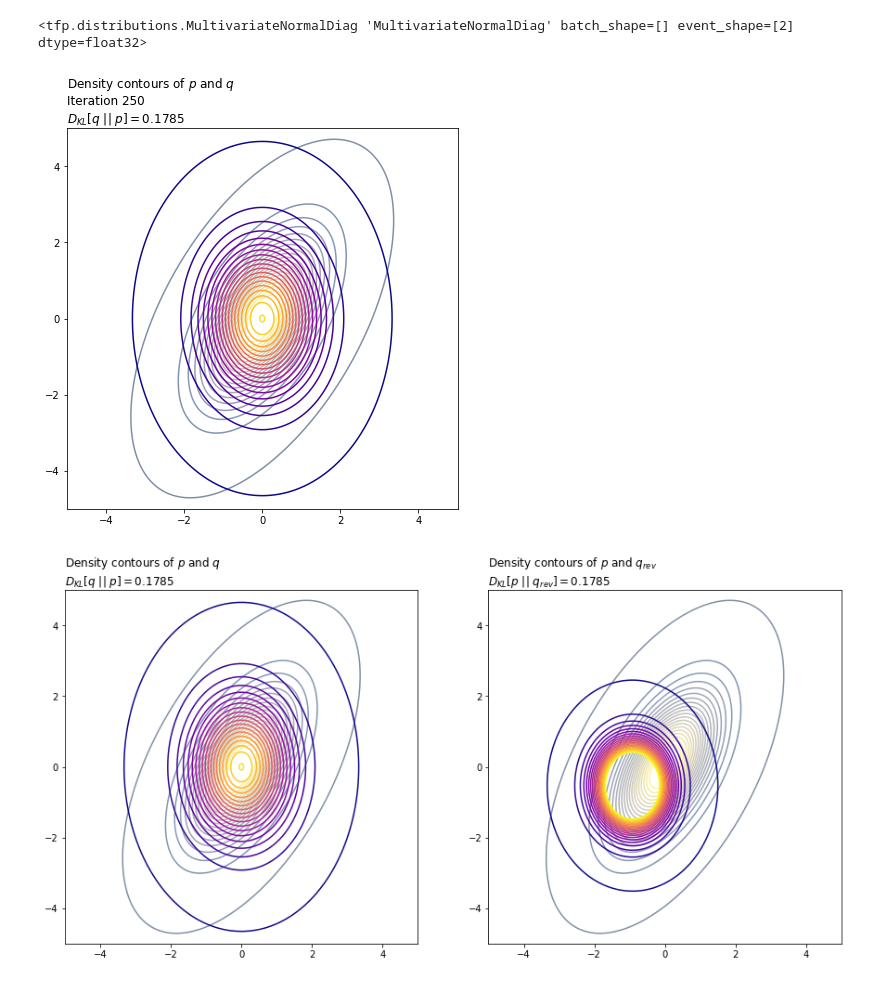
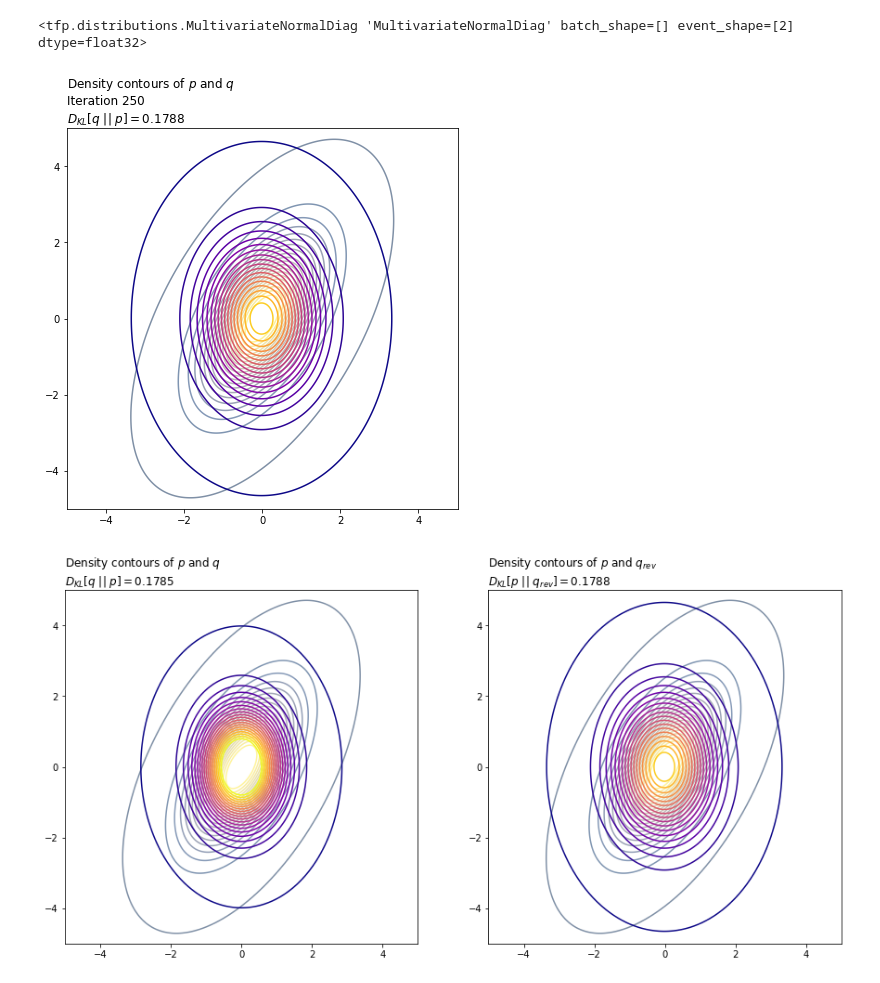
Before and after one commit to anilkunwar/coursera, a Jupyter notebook: ICL_Probabilistic_Deep_Learning_with_tf2/week4/Minimizing-KL-Divergence.ipynb, the cells around one changed output. Drawn from its saved outputs; the diff is of its cells as text; code cells hidden in the pictures.

```diff
--- a/ICL_Probabilistic_Deep_Learning_with_tf2/week4/Minimizing-KL-Divergence.ipynb
+++ b/ICL_Probabilistic_Deep_Learning_with_tf2/week4/Minimizing-KL-Divergence.ipynb
@@ -231,34 +231,34 @@ def loss_and_grads(dist_a, dist_b, reverse=False):
 # %%
 # Run a training loop that computes KL[q || p], updates q's parameters using its gradients
 
 num_train_steps = 250
 opt = tf.keras.optimizers.Adam(learning_rate=.01)
 for i in range(num_train_steps):
 
     # Compute the KL divergence and its gradients
-    q_rev_loss, grads = loss_and_grads(q, p, reverse=True)
+    q_rev_loss, grads = loss_and_grads(q_rev, p, reverse=True)
 
     # Update the trainable variables using the gradients via the optimizer
-    opt.apply_gradients(zip(grads, q.trainable_variables))
+    opt.apply_gradients(zip(grads, q_rev.trainable_variables))
 
     # Plot the updated density
     if ((i + 1) % 10 == 0):
         clear_output(wait=True)
         ax = plot_density_contours(p.prob, X1, X2,
                                    {'levels':contour_levels,
                                     'cmap':'cividis', 'alpha':0.5})
-        ax = plot_density_contours(q.prob, X1, X2,
+        ax = plot_density_contours(q_rev.prob, X1, X2,
                                    {'levels':contour_levels,
                                     'cmap':'plasma'}, ax=ax)
         ax.set_title('Density contours of $p$ and $q$\n' +
                      'Iteration ' + str(i + 1) + '\n' +
                       '$D_{KL}[q \ || \ p] = ' +
-                      str(np.round(q_loss.numpy(), 4)) + '$',
+                      str(np.round(q_rev_loss.numpy(), 4)) + '$',
                       loc='left')
         plt.pause(.01)
 plt.show()
 # %% [output]
-[figure, old version]
+[figure, new version]
 # %%
 # Plot q and q_rev alongside one another
 
@@ -285,4 +285,4 @@ axs[1].set_title('Density contours of $p$ and $q_{rev}$\n' +
               loc='left')
 plt.show()
 # %% [output]
-[figure, old version]
+[figure, new version]
```
Also changed, not shown: parts of 2 cells of this notebook.
